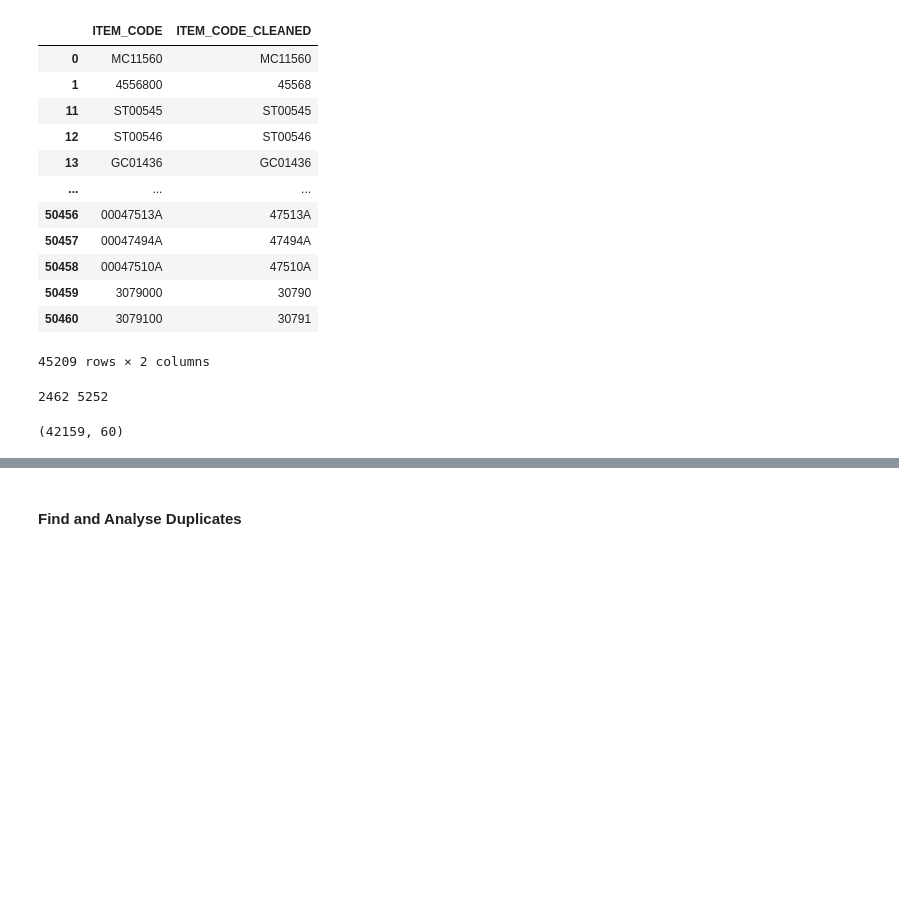
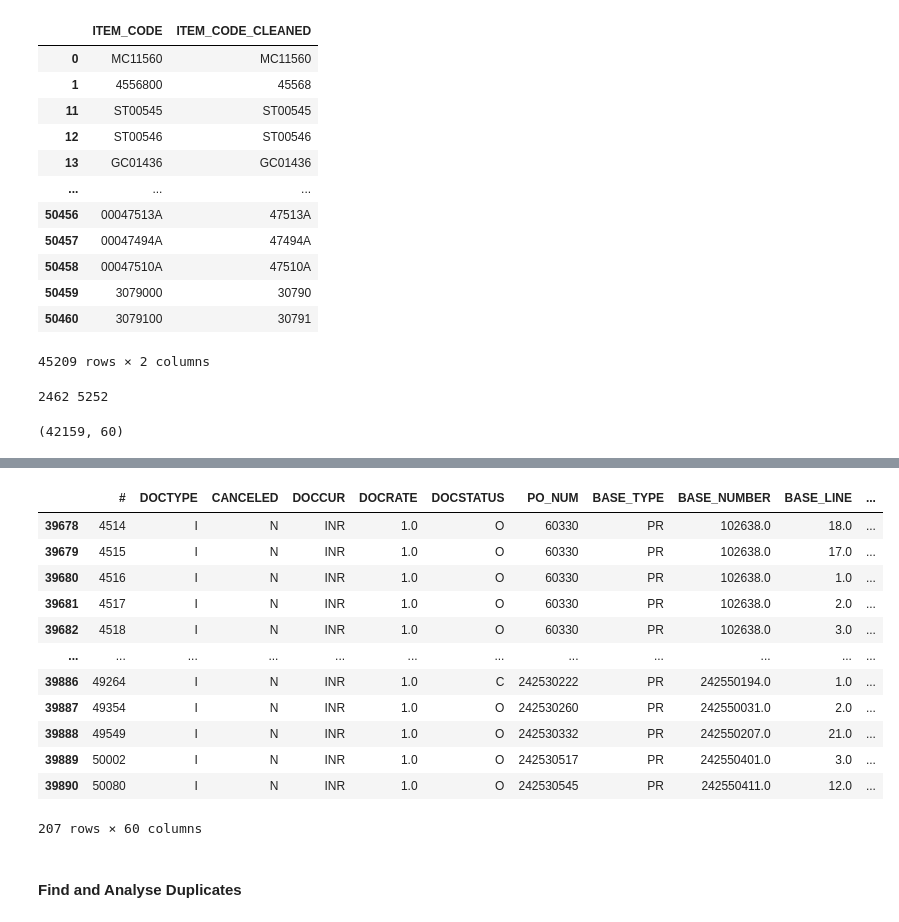
Before and after one commit to htibrewal/isy-5001-irs-project, a Jupyter notebook: item_code_matching.ipynb, the cells around one changed output, grey strips where cells are left out. Saved outputs shown, nothing was run; the diff lists cells and outputs as text; code cells hidden in the pictures; blank space fills up the shorter version.

Commit message:
chore: verify the no of unique supplier codes

```diff
--- a/item_code_matching.ipynb
+++ b/item_code_matching.ipynb
@@ -146,3 +173,20 @@ non_nan_filtered.shape
+# %%
+# df_cleaned_non_nan[df_cleaned_non_nan['SUPPLIER_CODE'].isin(['VD000223', 'VLC002025'])]
+df_cleaned_non_nan[df_cleaned_non_nan['SUPPLIER_CODE'].isin(['VCD000130', 'VD003949'])]
+# %% [output]
+|  | # | DOCTYPE | CANCELED | DOCCUR | DOCRATE | DOCSTATUS | PO_NUM | BASE_TYPE | BASE_NUMBER | BASE_LINE | ... |
+| 39678 | 4514 | I | N | INR | 1.0 | O | 60330 | PR | 102638.0 | 18.0 | ... |
+| 39679 | 4515 | I | N | INR | 1.0 | O | 60330 | PR | 102638.0 | 17.0 | ... |
+| 39680 | 4516 | I | N | INR | 1.0 | O | 60330 | PR | 102638.0 | 1.0 | ... |
+| 39681 | 4517 | I | N | INR | 1.0 | O | 60330 | PR | 102638.0 | 2.0 | ... |
+| 39682 | 4518 | I | N | INR | 1.0 | O | 60330 | PR | 102638.0 | 3.0 | ... |
+| ... | ... | ... | ... | ... | ... | ... | ... | ... | ... | ... | ... |
+| 39886 | 49264 | I | N | INR | 1.0 | C | 242530222 | PR | 242550194.0 | 1.0 | ... |
+| 39887 | 49354 | I | N | INR | 1.0 | O | 242530260 | PR | 242550031.0 | 2.0 | ... |
+| 39888 | 49549 | I | N | INR | 1.0 | O | 242530332 | PR | 242550207.0 | 21.0 | ... |
+| 39889 | 50002 | I | N | INR | 1.0 | O | 242530517 | PR | 242550401.0 | 3.0 | ... |
+| 39890 | 50080 | I | N | INR | 1.0 | O | 242530545 | PR | 242550411.0 | 12.0 | ... |
+207 rows × 60 columns
 # %% [markdown]
 #### Find and Analyse Duplicates
 # %%
```
Also changed, not shown: parts of 7 cells of this notebook.
